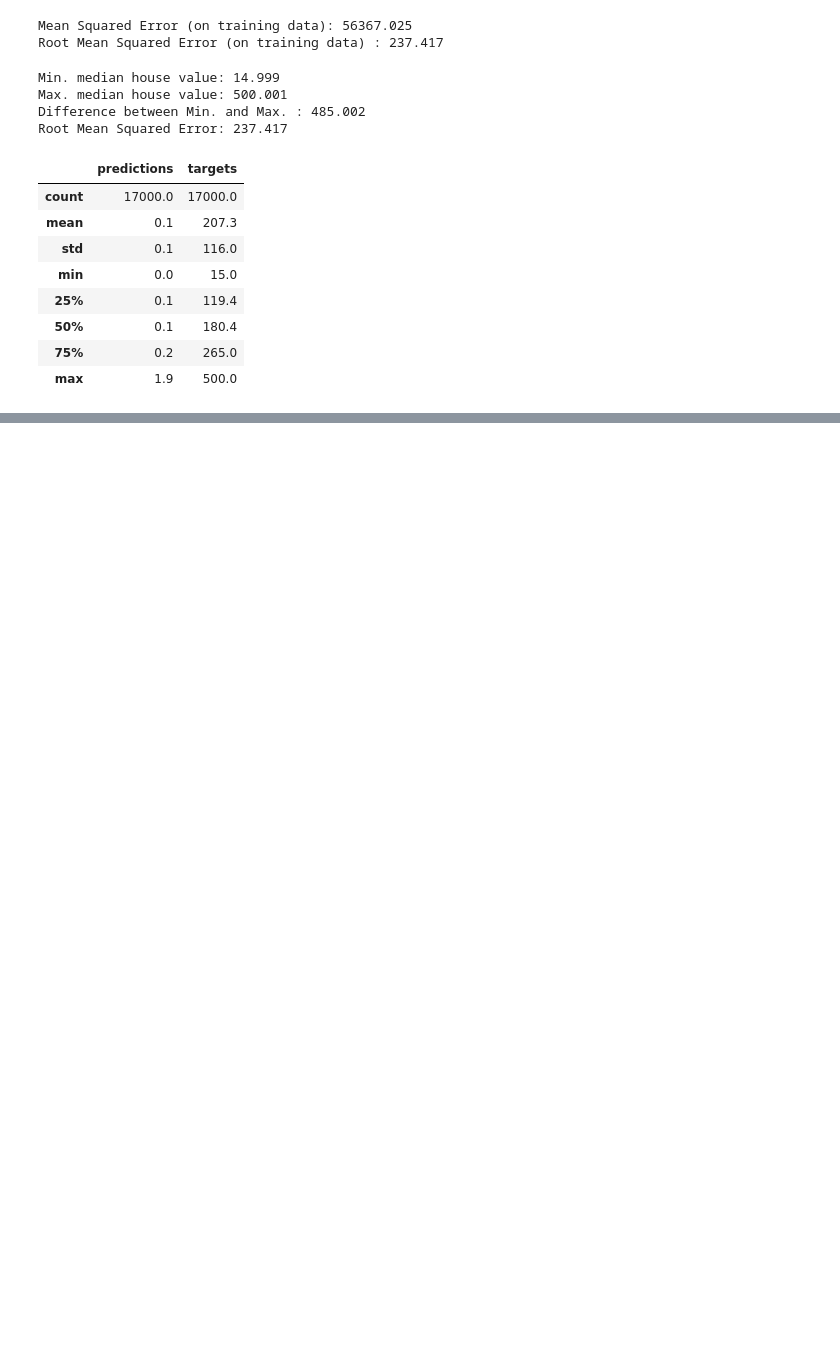
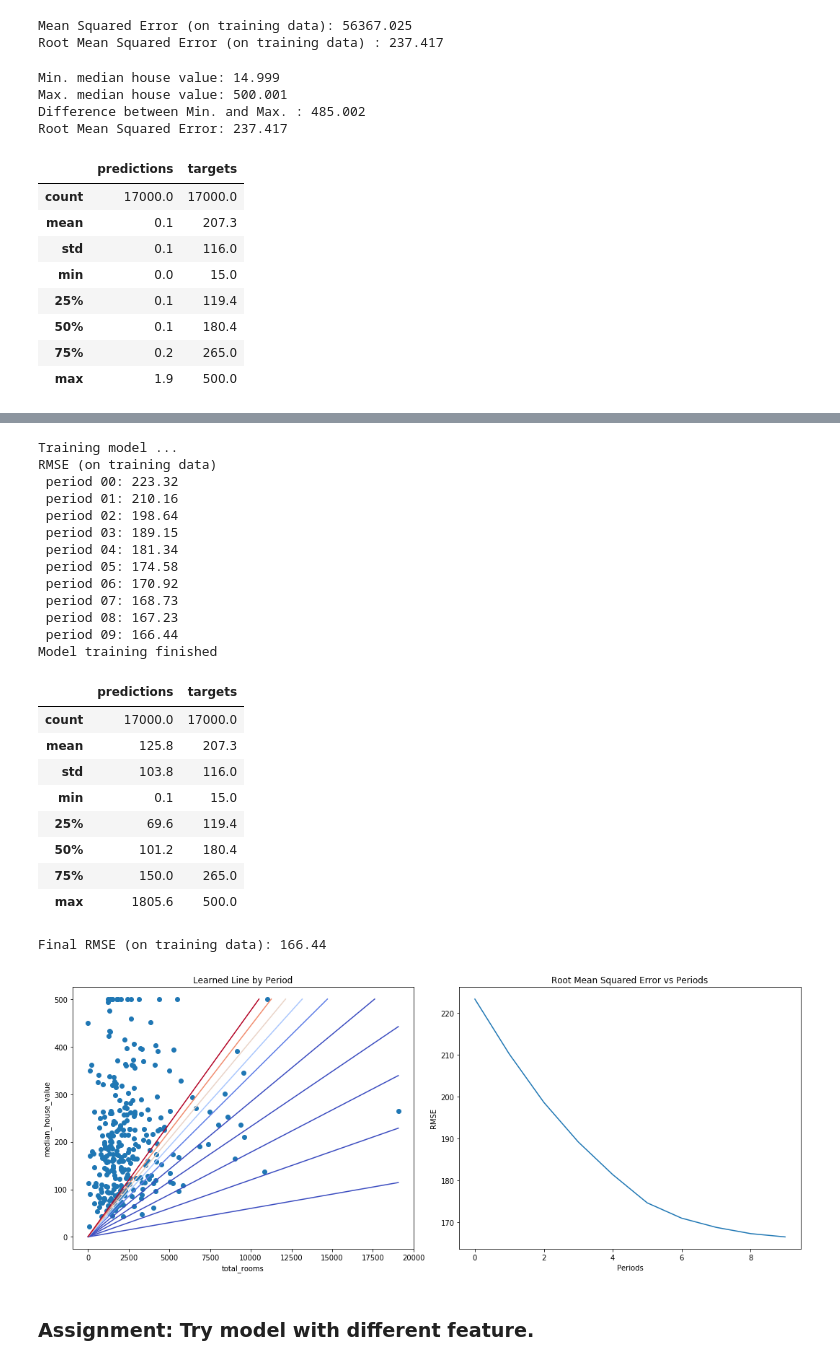
Before and after one commit to danielobembe/google_ML, a Jupyter notebook: first_steps_tf.ipynb, the cells around one changed output, grey strips where cells are left out. Cells and saved outputs as stored; diff of their text form; code cells hidden in the pictures; blank space fills up the shorter version.

```diff
--- a/first_steps_tf.ipynb
+++ b/first_steps_tf.ipynb
@@ -206,0 +356,34 @@ plt.show()
+# %%
+#train_model(learning_rate, steps, batch_size, input_feature="total_rooms")
+train_model(
+    learning_rate = 0.00002,
+    steps = 600,
+    batch_size = 5
+)
+# %% [output]
+Training model ...
+RMSE (on training data)
+ period 00: 223.32
+ period 01: 210.16
+ period 02: 198.64
+ period 03: 189.15
+ period 04: 181.34
+ period 05: 174.58
+ period 06: 170.92
+ period 07: 168.73
+ period 08: 167.23
+ period 09: 166.44
+Model training finished
+|  | predictions | targets |
+| count | 17000.0 | 17000.0 |
+| mean | 125.8 | 207.3 |
+| std | 103.8 | 116.0 |
+| min | 0.1 | 15.0 |
+| 25% | 69.6 | 119.4 |
+| 50% | 101.2 | 180.4 |
+| 75% | 150.0 | 265.0 |
+| max | 1805.6 | 500.0 |
+Final RMSE (on training data): 166.44
+[figure, added]
+# %% [markdown]
+### Assignment: Try model with different feature.
```
Also changed, not shown: parts of 9 cells of this notebook, 1 other file.
